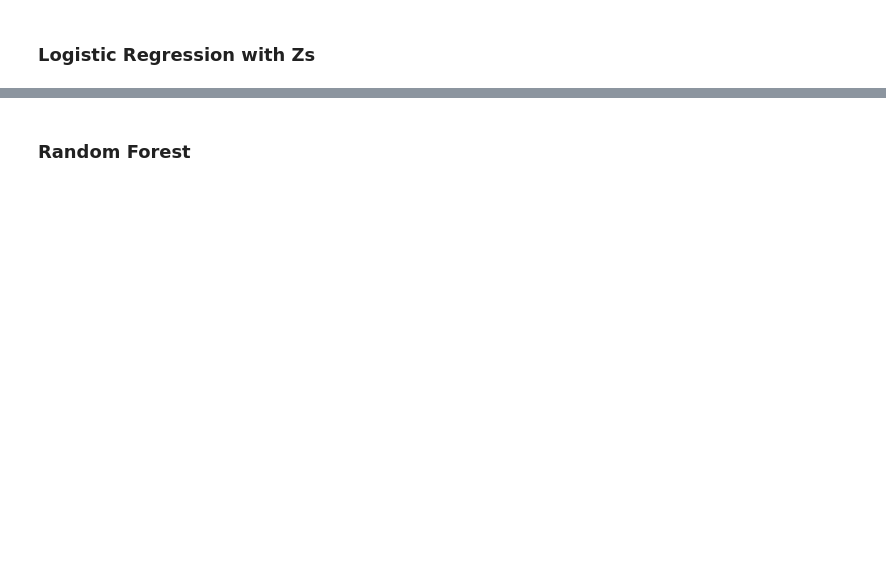
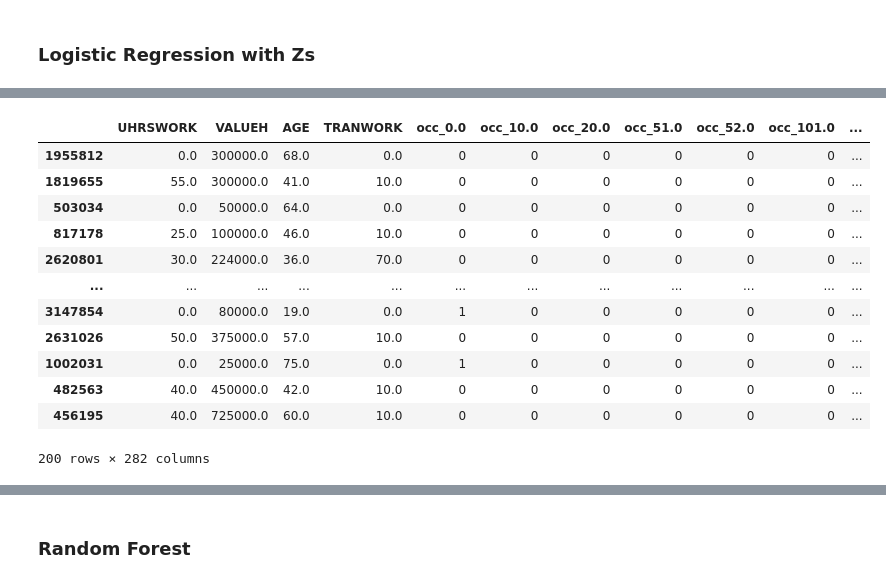
Before and after one commit to nhorton04/p3_mb, a Jupyter notebook: Only models.ipynb, the cells around one changed output, grey strips where cells are left out. Cells and saved outputs as stored; diff of their text form; code cells hidden in the pictures; blank space fills up the shorter version.

```diff
--- a/Only models.ipynb
+++ b/Only models.ipynb
@@ -258,0 +234,16 @@ Precision: 0.6635,   Recall: 0.7968
+# %%
+Ws_test
+# %% [output]
+|  | UHRSWORK | VALUEH | AGE | TRANWORK | occ_0.0 | occ_10.0 | occ_20.0 | occ_51.0 | occ_52.0 | occ_101.0 | ... |
+| 1955812 | 0.0 | 300000.0 | 68.0 | 0.0 | 0 | 0 | 0 | 0 | 0 | 0 | ... |
+| 1819655 | 55.0 | 300000.0 | 41.0 | 10.0 | 0 | 0 | 0 | 0 | 0 | 0 | ... |
+| 503034 | 0.0 | 50000.0 | 64.0 | 0.0 | 0 | 0 | 0 | 0 | 0 | 0 | ... |
+| 817178 | 25.0 | 100000.0 | 46.0 | 10.0 | 0 | 0 | 0 | 0 | 0 | 0 | ... |
+| 2620801 | 30.0 | 224000.0 | 36.0 | 70.0 | 0 | 0 | 0 | 0 | 0 | 0 | ... |
+| ... | ... | ... | ... | ... | ... | ... | ... | ... | ... | ... | ... |
+| 3147854 | 0.0 | 80000.0 | 19.0 | 0.0 | 1 | 0 | 0 | 0 | 0 | 0 | ... |
+| 2631026 | 50.0 | 375000.0 | 57.0 | 10.0 | 0 | 0 | 0 | 0 | 0 | 0 | ... |
+| 1002031 | 0.0 | 25000.0 | 75.0 | 0.0 | 1 | 0 | 0 | 0 | 0 | 0 | ... |
+| 482563 | 40.0 | 450000.0 | 42.0 | 10.0 | 0 | 0 | 0 | 0 | 0 | 0 | ... |
+| 456195 | 40.0 | 725000.0 | 60.0 | 10.0 | 0 | 0 | 0 | 0 | 0 | 0 | ... |
+200 rows × 282 columns
```
Also changed, not shown: parts of 22 cells of this notebook, 7 other files.
